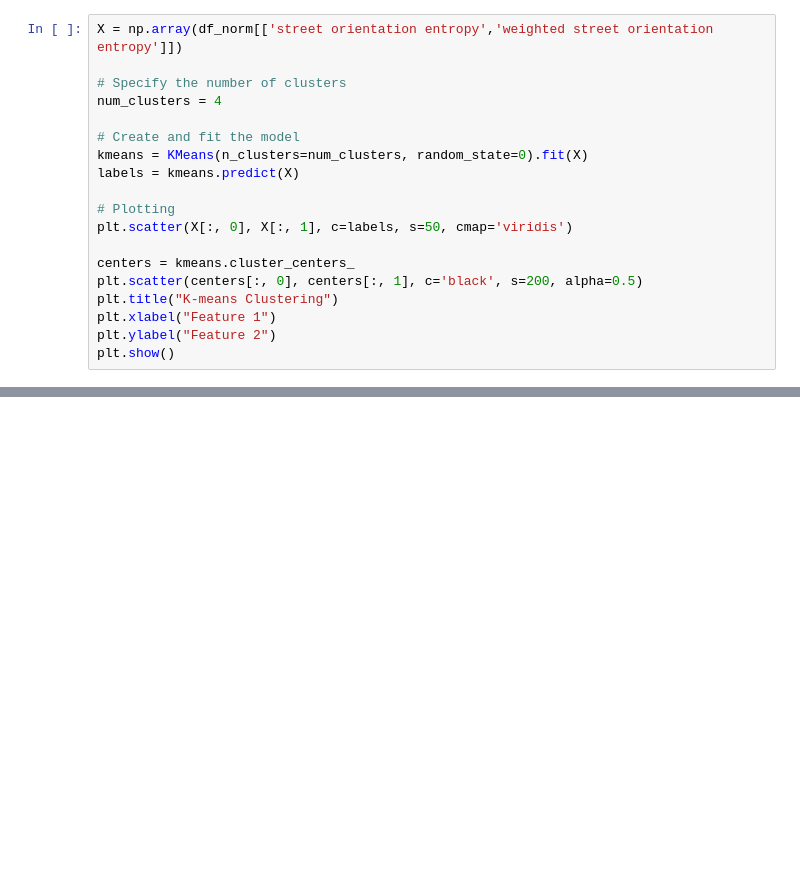
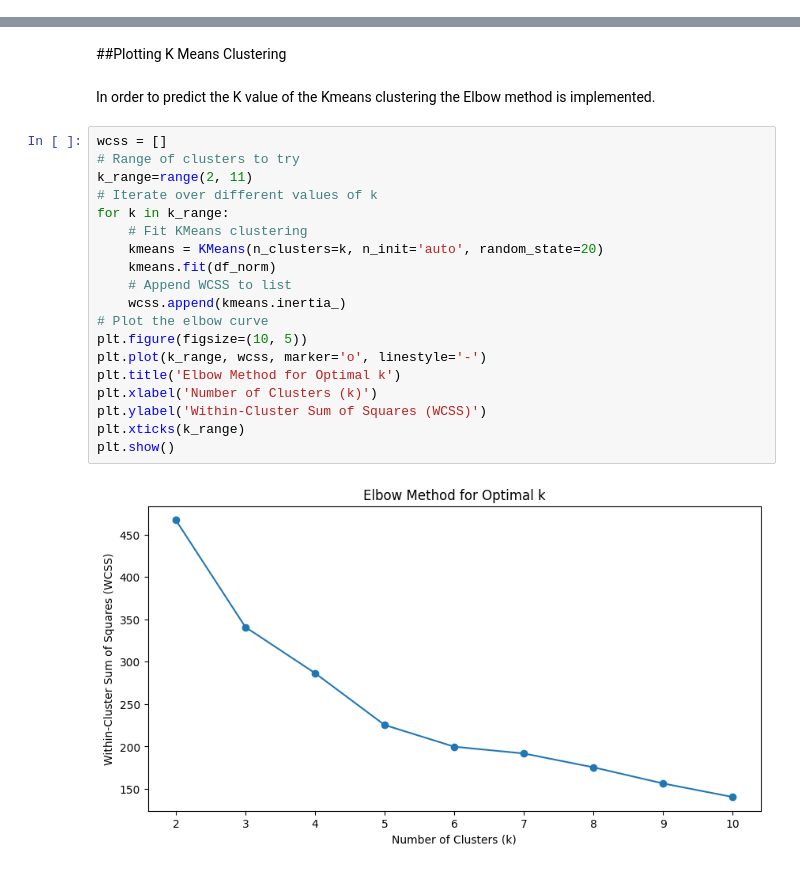
Before and after one commit to dcharan1002/Analyzing-Urban-Street-Network-Characteristics-in-Asia-Oceania-Cities, a Jupyter notebook: Project_urban.ipynb, the cells around one changed output, grey strips where cells are left out. Cells and saved outputs as stored; diff of their text form; blank space fills up the shorter version.

```diff
--- a/Project_urban.ipynb
+++ b/Project_urban.ipynb
@@ -286,19 +0,0 @@ After determining the K value the Kmeans algorithm is applied and the scatter pl
-# %%
-X = np.array(df_norm[['street orientation entropy','weighted street orientation entropy']])
-
-# Specify the number of clusters
-num_clusters = 4
-
-# Create and fit the model
-kmeans = KMeans(n_clusters=num_clusters, random_state=0).fit(X)
-labels = kmeans.predict(X)
-
-# Plotting
-plt.scatter(X[:, 0], X[:, 1], c=labels, s=50, cmap='viridis')
-
-centers = kmeans.cluster_centers_
-plt.scatter(centers[:, 0], centers[:, 1], c='black', s=200, alpha=0.5)
-plt.title("K-means Clustering")
-plt.xlabel("Feature 1")
-plt.ylabel("Feature 2")
-plt.show()
@@ -451,0 +157,25 @@ df_UrbanData[df_UrbanData['Region']=='Europe']
+# %% [markdown]
+##Plotting K Means Clustering
+# %% [markdown]
+In order to predict the K value of the Kmeans clustering the Elbow method is implemented.
+# %%
+wcss = []
+# Range of clusters to try
+k_range=range(2, 11)
+# Iterate over different values of k
+for k in k_range:
+    # Fit KMeans clustering
+    kmeans = KMeans(n_clusters=k, n_init='auto', random_state=20)
+    kmeans.fit(df_norm)
+    # Append WCSS to list
+    wcss.append(kmeans.inertia_)
+# Plot the elbow curve
+plt.figure(figsize=(10, 5))
+plt.plot(k_range, wcss, marker='o', linestyle='-')
+plt.title('Elbow Method for Optimal k')
+plt.xlabel('Number of Clusters (k)')
+plt.ylabel('Within-Cluster Sum of Squares (WCSS)')
+plt.xticks(k_range)
+plt.show()
+# %% [output]
+[figure, added]
```
Also changed, not shown: parts of 97 cells of this notebook.
